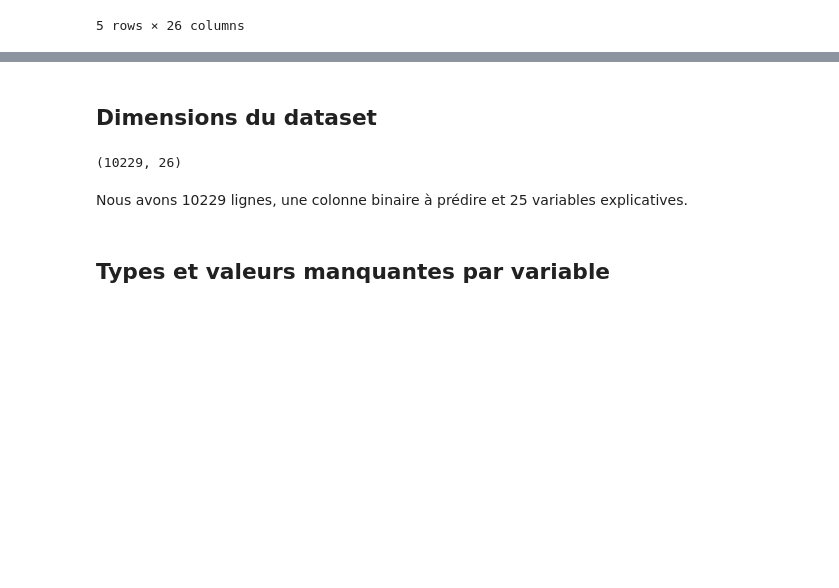
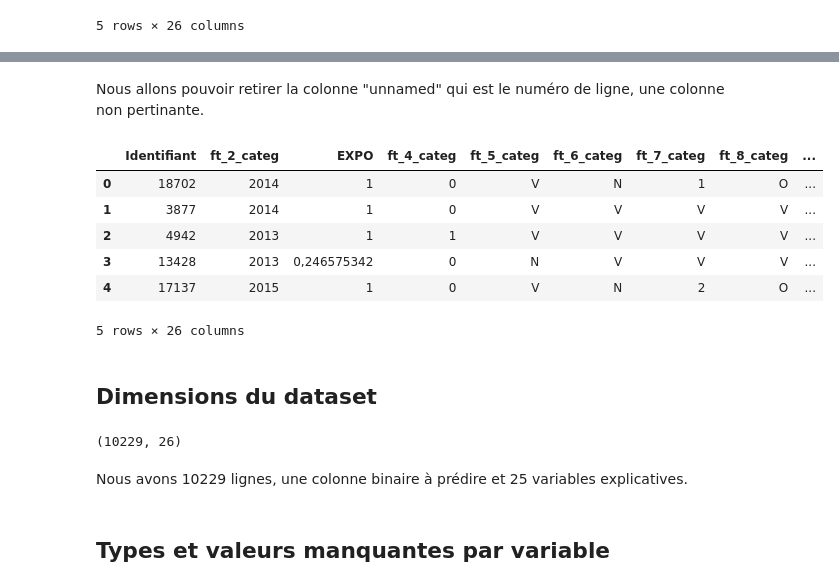
Before and after one commit to arthurmadecprevost/projet-ingenierie-des-donnees, a Jupyter notebook: projet.ipynb, the cells around one changed output, grey strips where cells are left out. Saved outputs shown, nothing was run; the diff lists cells and outputs as text; code cells hidden in the pictures; blank space fills up the shorter version.

```diff
--- a/projet.ipynb
+++ b/projet.ipynb
@@ -22,3 +40,18 @@ df = data.copy()
+# %% [markdown]
+Nous allons pouvoir retirer la colonne "unnamed" qui est le numéro de ligne, une colonne non pertinante.
+# %%
+df = data.copy()
+df = df.drop(['Unnamed: 0'], axis=1)
+
+df.head()
+# %% [output]
+|  | Identifiant | ft_2_categ | EXPO | ft_4_categ | ft_5_categ | ft_6_categ | ft_7_categ | ft_8_categ | ... |
+| 0 | 18702 | 2014 | 1 | 0 | V | N | 1 | O | ... |
+| 1 | 3877 | 2014 | 1 | 0 | V | V | V | V | ... |
+| 2 | 4942 | 2013 | 1 | 1 | V | V | V | V | ... |
+| 3 | 13428 | 2013 | 0,246575342 | 0 | N | V | V | V | ... |
+| 4 | 17137 | 2015 | 1 | 0 | V | N | 2 | O | ... |
+5 rows × 26 columns
 # %% [markdown]
 ## Dimensions du dataset
 # %%
```
Also changed, not shown: parts of 22 cells of this notebook.
